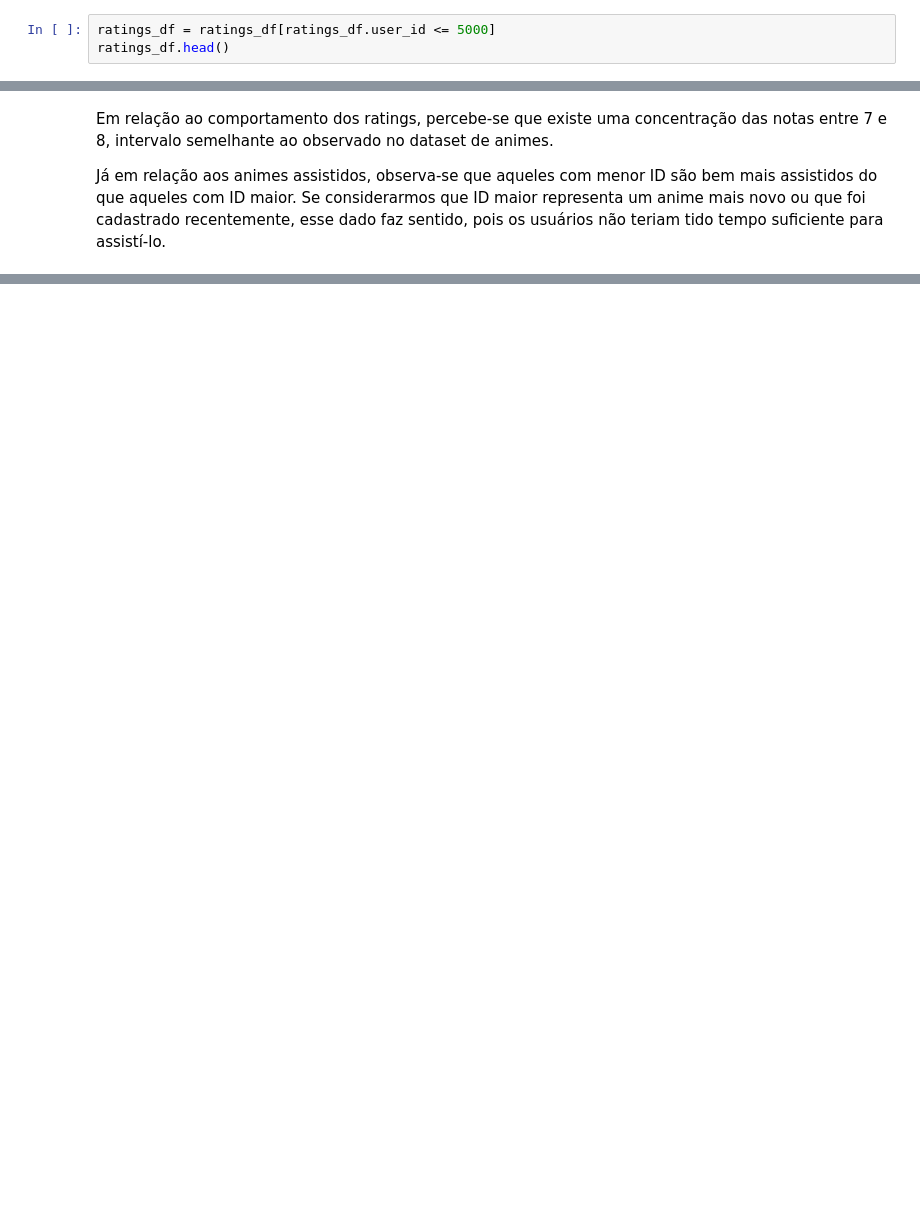
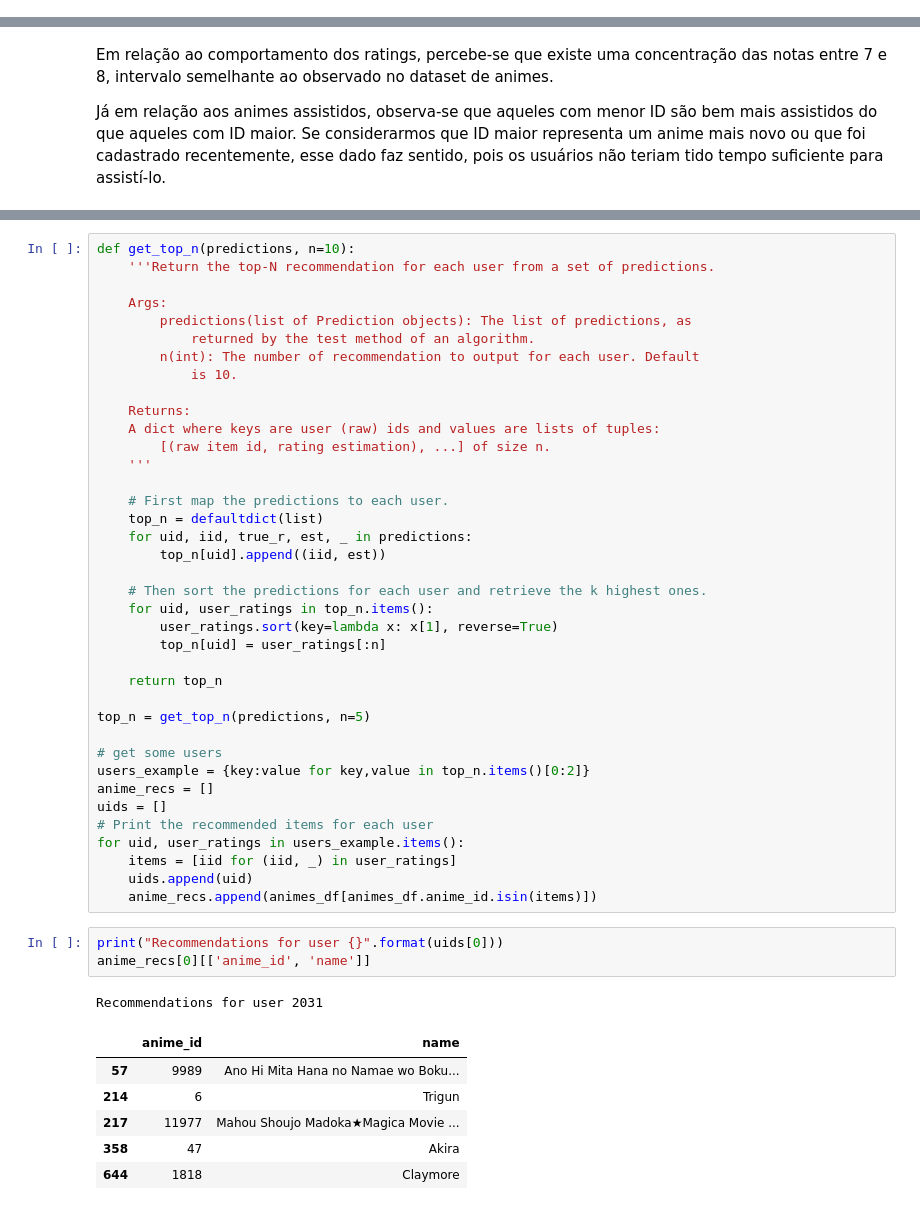
Before and after one commit to lucasloami/challenge-hekima, a Jupyter notebook: Sistema de Recomendação.ipynb, the cells around one changed output, grey strips where cells are left out. Saved outputs shown, nothing was run; the diff lists cells and outputs as text; blank space fills up the shorter version.

```diff
--- a/Sistema de Recomendação.ipynb
+++ b/Sistema de Recomendação.ipynb
@@ -55,4 +52 @@ O dataset de animes é composto pelas seguintes colunas:
 * members: número de usuários que está no "grupo" desse anime
-# %%
-ratings_df = ratings_df[ratings_df.user_id <= 5000]
-ratings_df.head()
@@ -256,0 +279,49 @@ animes_df.sort_values(by='rating', ascending=False).head()
+# %%
+def get_top_n(predictions, n=10):
+    '''Return the top-N recommendation for each user from a set of predictions.
+
+    Args:
+        predictions(list of Prediction objects): The list of predictions, as
+            returned by the test method of an algorithm.
+        n(int): The number of recommendation to output for each user. Default
+            is 10.
+
+    Returns:
+    A dict where keys are user (raw) ids and values are lists of tuples:
+        [(raw item id, rating estimation), ...] of size n.
+    '''
+
+    # First map the predictions to each user.
+    top_n = defaultdict(list)
+    for uid, iid, true_r, est, _ in predictions:
+        top_n[uid].append((iid, est))
+
+    # Then sort the predictions for each user and retrieve the k highest ones.
+    for uid, user_ratings in top_n.items():
+        user_ratings.sort(key=lambda x: x[1], reverse=True)
+        top_n[uid] = user_ratings[:n]
+
+    return top_n
+
+top_n = get_top_n(predictions, n=5)
+
+# get some users
+users_example = {key:value for key,value in top_n.items()[0:2]}
+anime_recs = []
+uids = []
+# Print the recommended items for each user
+for uid, user_ratings in users_example.items():
+    items = [iid for (iid, _) in user_ratings]
+    uids.append(uid)
+    anime_recs.append(animes_df[animes_df.anime_id.isin(items)])
+# %%
+print("Recommendations for user {}".format(uids[0]))
+anime_recs[0][['anime_id', 'name']]
+# %% [output]
+Recommendations for user 2031
+|  | anime_id | name |
+| 57 | 9989 | Ano Hi Mita Hana no Namae wo Boku... |
+| 214 | 6 | Trigun |
+| 217 | 11977 | Mahou Shoujo Madoka★Magica Movie ... |
+| 358 | 47 | Akira |
+| 644 | 1818 | Claymore |
```
Also changed, not shown: parts of 24 cells of this notebook.
